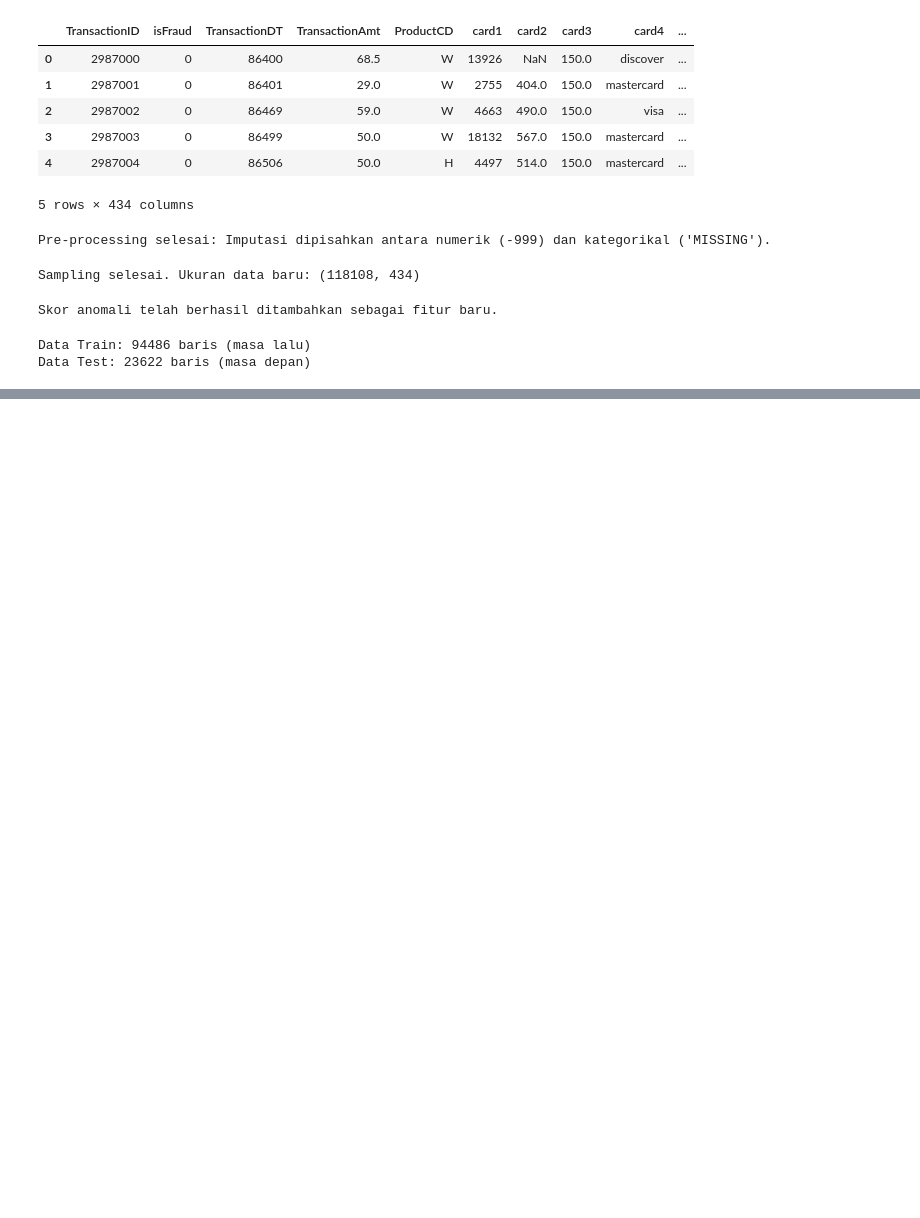
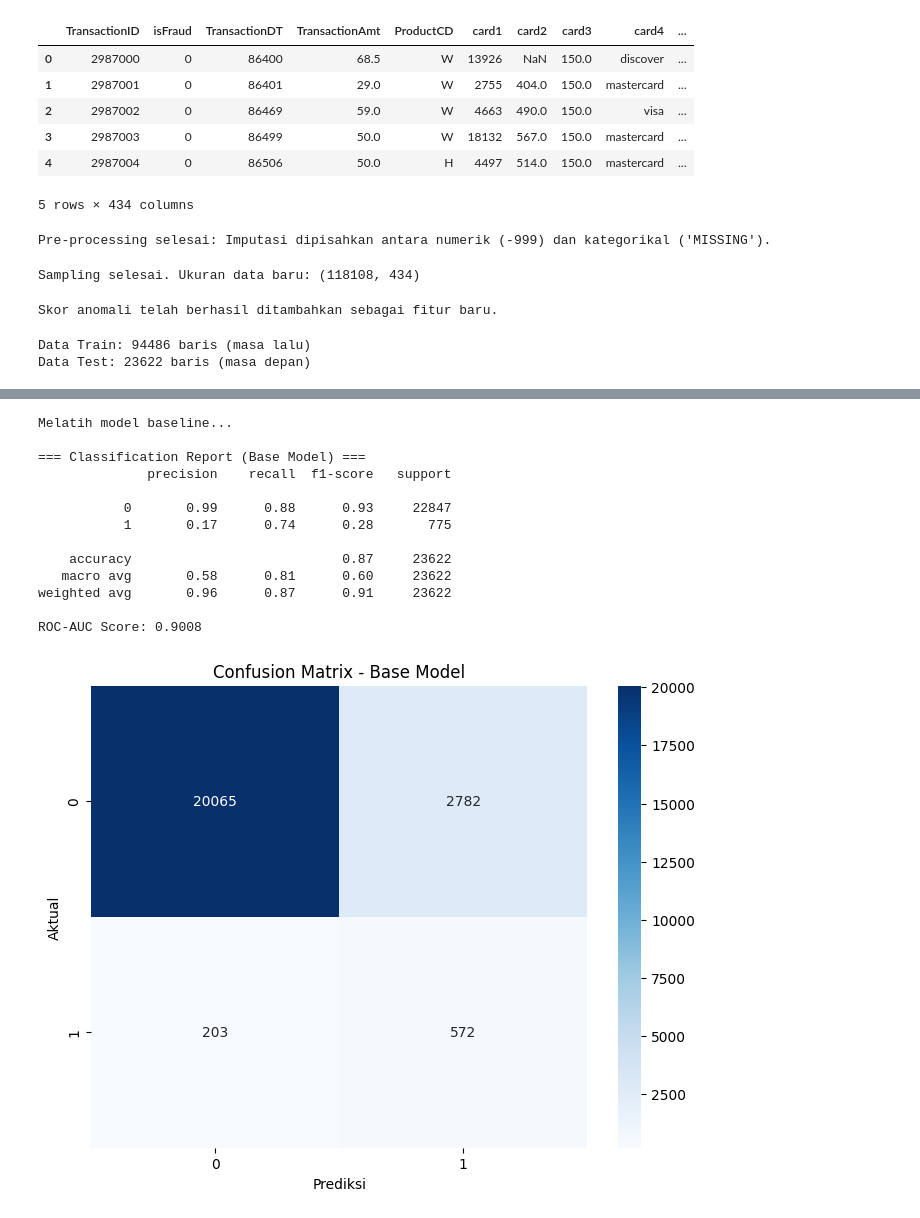
Before and after one commit to MhThorq/FraudDet-Optima, a Jupyter notebook: Fraud_Detect_Optuna.ipynb, the cells around one changed output, grey strips where cells are left out. Saved outputs shown, nothing was run; the diff lists cells and outputs as text; code cells hidden in the pictures; blank space fills up the shorter version.

```diff
--- a/Fraud_Detect_Optuna.ipynb
+++ b/Fraud_Detect_Optuna.ipynb
@@ -137,6 +224,71 @@ hour_count_map = X_train.groupby(['card1', 'Transaction_hour'])['TransactionAmt'
 # Mapping ini sedikit lebih kompleks karena menggunakan multi-index
 X_train['trans_count_per_hour'] = X_train.set_index(['card1', 'Transaction_hour']).index.map(hour_count_map)
 X_test['trans_count_per_hour'] = X_test.set_index(['card1', 'Transaction_hour']).index.map(hour_count_map)
+# %%
+from imblearn.pipeline import Pipeline
+from imblearn.over_sampling import SMOTE
+from xgboost import XGBClassifier
+from sklearn.metrics import classification_report, confusion_matrix, roc_auc_score
+import matplotlib.pyplot as plt
+import seaborn as sns
+
+# 1. Menghitung weight untuk menangani imbalance secara internal di XGBoost
+# (Sebagai alternatif atau pelengkap SMOTE)
+counter = y_train.value_counts()
+estimate_weight = counter[0] / counter[1]
+
+# 2. Definisi Model Baseline (Tanpa Optimasi Optuna)
+# Kita menggunakan parameter default yang umum digunakan
+base_model = Pipeline([
+    ('smote', SMOTE(random_state=42, sampling_strategy=0.3)), # Strategi sampling awal
+    ('classifier', XGBClassifier(
+        n_estimators=100,
+        max_depth=6,
+        learning_rate=0.1,
+        random_state=42,
+        eval_metric='logloss',
+        scale_pos_weight=estimate_weight, # Menangani imbalance sesuai temuan EDA
+        n_jobs=-1
+    ))
+])
+
+# 3. Melatih Model Baseline
+print("Melatih model baseline...")
+base_model.fit(X_train, y_train)
+
+# 4. Prediksi pada Data Test
+y_pred = base_model.predict(X_test)
+y_probs = base_model.predict_proba(X_test)[:, 1]
+
+# 5. Evaluasi Performa Baseline
+print("\n=== Classification Report (Base Model) ===")
+print(classification_report(y_test, y_pred))
+
+print(f"ROC-AUC Score: {roc_auc_score(y_test, y_probs):.4f}")
+
+# 6. Visualisasi Confusion Matrix
+plt.figure(figsize=(8, 6))
+cm = confusion_matrix(y_test, y_pred)
+sns.heatmap(cm, annot=True, fmt='d', cmap='Blues')
+plt.title('Confusion Matrix - Base Model')
+plt.xlabel('Prediksi')
+plt.ylabel('Aktual')
+plt.show()
+# %% [output]
+Melatih model baseline...
+
+=== Classification Report (Base Model) ===
+              precision    recall  f1-score   support
+
+           0       0.99      0.88      0.93     22847
+           1       0.17      0.74      0.28       775
+
+    accuracy                           0.87     23622
+   macro avg       0.58      0.81      0.60     23622
+weighted avg       0.96      0.87      0.91     23622
+
+ROC-AUC Score: 0.9008
+[figure, added]
 # %%
 !pip install optuna
 # %% [output]
```
Also changed, not shown: parts of 14 cells of this notebook.
